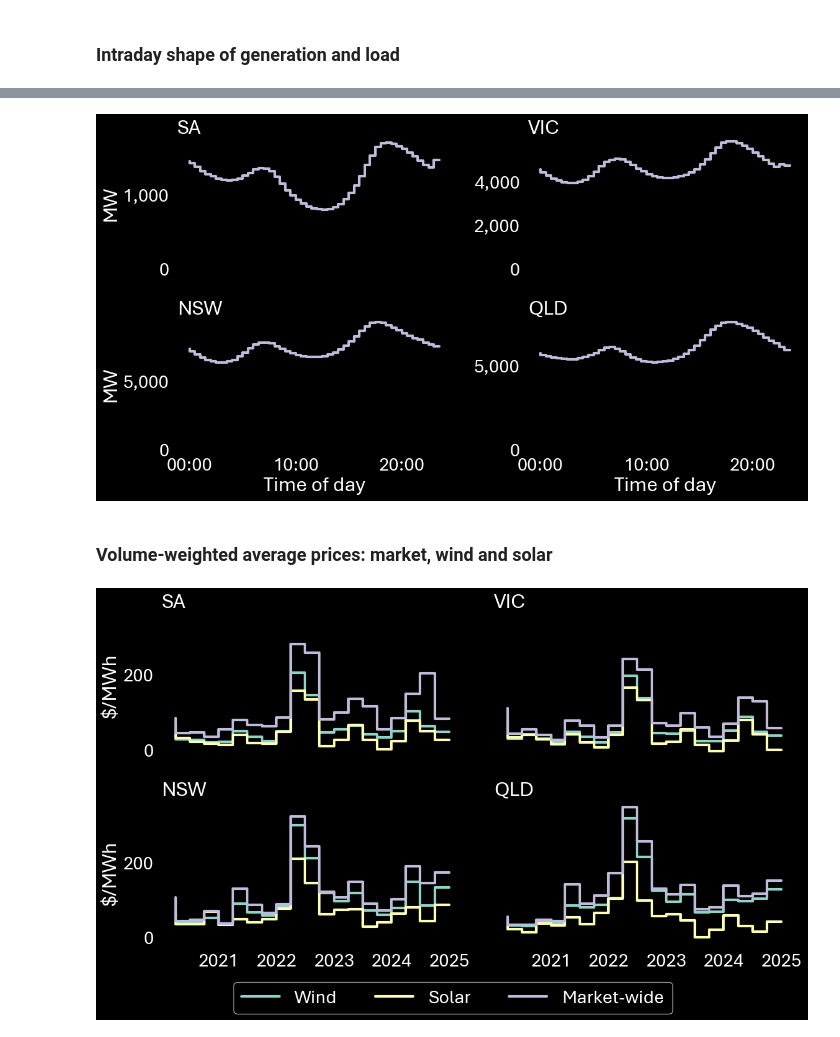
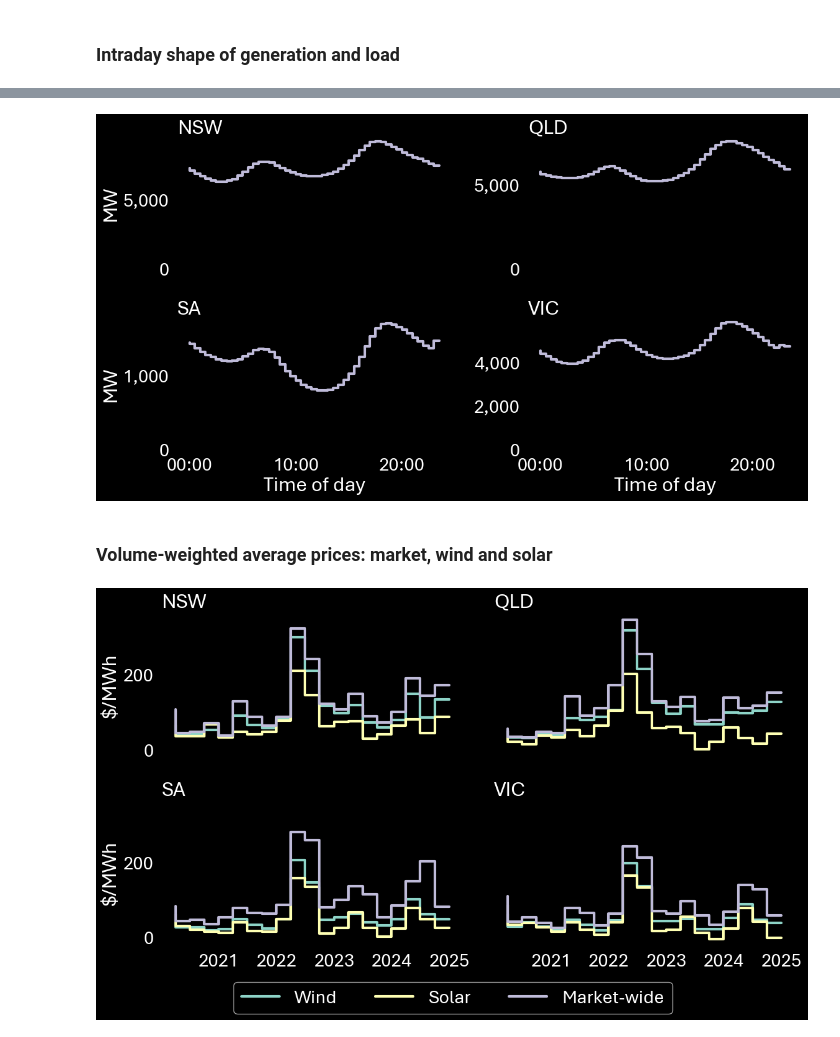
Before and after one commit to MarkusMannheim/contract_modelling, a Jupyter notebook: data_preparation.ipynb, the cells around one changed output, grey strips where cells are left out. Drawn from its saved outputs; the diff is of its cells as text; code cells hidden in the pictures.

```diff
--- a/data_preparation.ipynb
+++ b/data_preparation.ipynb
@@ -461,7 +463,7 @@ fig, ax = plt.subplots(
     tight_layout=True,
     sharex=True)
 
-for i, region in enumerate(gen_info["Region"].unique()):
+for i, region in enumerate(regions):
     # Prepare generation data
     region_duids = gen_info[gen_info["Region"] == region].index.tolist()
     region_duid_data = pd.read_parquet(
@@ -519,18 +521,18 @@ fig, ax = plt.subplots(
     tight_layout=True,
     sharex=True)
 
-for i, region in enumerate(gen_info["Region"].unique()):
+for i, region in enumerate(regions):
     # Prepare load data
-    region_demand_data = pd.read_parquet(
-        demand_and_prices_path,
+    region_market_data = pd.read_parquet(
+        market_data_path,
         engine="pyarrow",
         filters=[("Region", "==", region)],
         columns=["Interval", "Total demand"]).set_index("Interval")
 
     # Aggregate to quarterly
-    chart_data = region_demand_data.resample("QE").mean()
+    chart_data = region_market_data.resample("QE").mean()
     chart_data.index.name = "Quarter"
-    del region_demand_data
+    del region_market_data
 
     # Save data to file
     chart_data.to_csv(
@@ -565,7 +567,7 @@ fig, ax = plt.subplots(
     tight_layout=True,
     sharex=True)
 
-for i, region in enumerate(gen_info["Region"].unique()):
+for i, region in enumerate(regions):
     # Prepare generation data
     region_duids = gen_info[gen_info["Region"] == region].index.tolist()
     region_duid_data = pd.read_parquet(
@@ -628,21 +630,21 @@ fig, ax = plt.subplots(
     tight_layout=True,
     sharex=True)
 
-for i, region in enumerate(gen_info["Region"].unique()):
+for i, region in enumerate(regions):
     # Prepare load data
-    region_demand_data = pd.read_parquet(
-        demand_and_prices_path,
+    region_market_data = pd.read_parquet(
+        market_data_path,
         engine="pyarrow",
         filters=[("Region", "==", region)],
         columns=["Interval", "Total demand"]).set_index("Interval")
 
     # Calculate intraday averages
-    region_demand_data["30-min interval"] = region_demand_data.index.hour * 2 + region_demand_data.index.minute // 30
-    chart_data = region_demand_data.pivot_table(
+    region_market_data["30-min interval"] = region_market_data.index.hour * 2 + region_market_data.index.minute // 30
+    chart_data = region_market_data.pivot_table(
         index="30-min interval",
         aggfunc="mean")
     chart_data.index.name = "Time of day"
-    del region_demand_data
+    del region_market_data
 
     # Save data to file
     chart_data.to_csv(
@@ -667,7 +669,7 @@ for i, region in enumerate(gen_info["Region"].unique()):
 plt.show()
 save_figure(fig, "mean_intraday_load", charts_dir)
 # %% [output]
-[figure, old version]
+[figure, new version]
 # %% [markdown]
 ### Volume-weighted average prices: market, wind and solar
 # %%
@@ -679,7 +681,7 @@ fig, ax = plt.subplots(
     sharey=True,
     sharex=True)
 
-for i, region in enumerate(gen_info["Region"].unique()):
+for i, region in enumerate(regions):
     # Prepare DUID data
     region_duids = gen_info[gen_info["Region"] == region].index.tolist()
     region_duid_data = pd.read_parquet(
@@ -693,7 +695,7 @@ for i, region in enumerate(gen_info["Region"].unique()):
         "Technology"].values
     # Prepare market data
     region_market_data = pd.read_parquet(
-        demand_and_prices_path,
+        market_data_path,
         engine="pyarrow",
         filters=[("Region", "==", region)],
         columns=["Interval", "Total demand", "Price"]).set_index("Interval")
@@ -736,31 +738,31 @@ for i, region in enumerate(gen_info["Region"].unique()):
         y=dwa_prices_wind["DWA price"],
         where="pre",
         linewidth=3,
         color="C0",
         label="Wind")
     axis.step(
         x=dwa_prices_solar.index,
         y=dwa_prices_solar["DWA price"],
         where="pre",
         linewidth=3,
         color="C1",
         label="Solar")
     axis.step(
         x=lwa_prices.index,
         y=lwa_prices["LWA price"],
         where="pre",
         linewidth=3,
         color="C2",
         label="Market-wide")
     axis.set_xlabel(None)
     axis.set_ylabel("$/MWh" if i % 2 == 0 else None)
     axis.yaxis.set_major_formatter(lambda x, p: f"{x:,.0f}")
     axis.set_title(region, loc="left")
     for frame in ["top", "right", "bottom", "left"]:
         axis.spines[frame].set_visible(False)
     handles, labels = axis.get_legend_handles_labels()
 fig.legend(handles=handles, loc="lower center", bbox_to_anchor=(0.5, -0.075), ncol=3)
 plt.show()
 save_figure(fig, "vwa_prices_quarterly", charts_dir)
 # %% [output]
-[figure, old version]
+[figure, new version]
```
Also changed, not shown: parts of 6 cells of this notebook, 54 other files.
